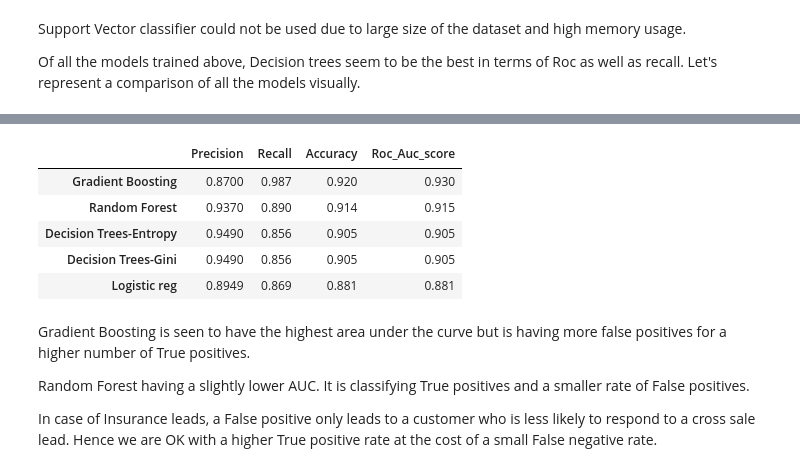
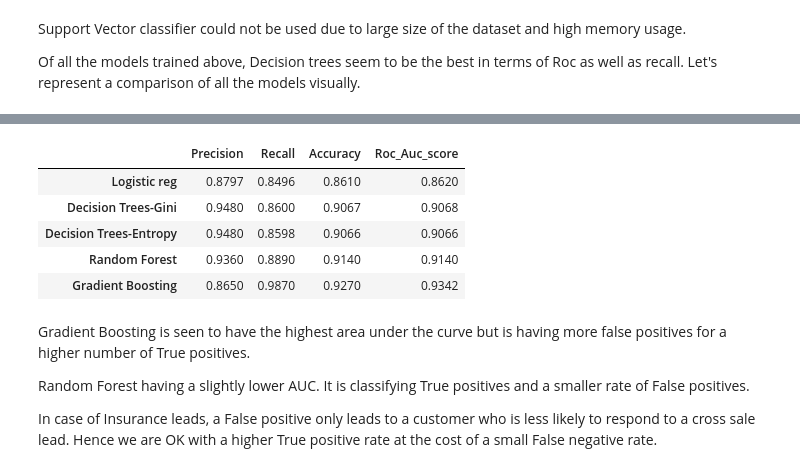
Before and after one commit to poojithabhat/Insurance-Cross-Sales-classification-Capstone, a Jupyter notebook: Modeling.ipynb, the cells around one changed output, grey strips where cells are left out. Drawn from its saved outputs; the diff is of its cells as text; code cells hidden in the pictures.

```diff
--- a/Modeling.ipynb
+++ b/Modeling.ipynb
@@ -514,12 +527,12 @@ plt.show()
 # %%
-pd.DataFrame(dict({'Precision':[0.87, 0.937,0.949,0.949, 0.8949 ], 'Recall': [0.987, 0.89, 0.856,0.856, 0.869  ], 'Accuracy' : [0.92, 0.914, 0.905, 0.905, 0.881], 'Roc_Auc_score' :[0.93, 0.915, 0.905, 0.905, 0.881 ]}), index = ['Gradient Boosting', 'Random Forest', 'Decision Trees-Entropy', 'Decision Trees-Gini', 'Logistic reg' ])
+pd.DataFrame(dict({'Precision':[0.8797, 0.948, 0.948, 0.936, 0.865 ], 'Recall': [ 0.8496, 0.86, 0.8598, 0.889, 0.987  ], 'Accuracy' : [0.861, 0.9067, 0.9066, 0.914, 0.927], 'Roc_Auc_score' :[0.862, 0.9068, 0.9066, 0.914, 0.9342 ]}), index = ['Logistic reg', 'Decision Trees-Gini', 'Decision Trees-Entropy', 'Random Forest', 'Gradient Boosting' ])
 # %% [output]
 |  | Precision | Recall | Accuracy | Roc_Auc_score |
-| Gradient Boosting | 0.8700 | 0.987 | 0.920 | 0.930 |
-| Random Forest | 0.9370 | 0.890 | 0.914 | 0.915 |
-| Decision Trees-Entropy | 0.9490 | 0.856 | 0.905 | 0.905 |
-| Decision Trees-Gini | 0.9490 | 0.856 | 0.905 | 0.905 |
-| Logistic reg | 0.8949 | 0.869 | 0.881 | 0.881 |
+| Logistic reg | 0.8797 | 0.8496 | 0.8610 | 0.8620 |
+| Decision Trees-Gini | 0.9480 | 0.8600 | 0.9067 | 0.9068 |
+| Decision Trees-Entropy | 0.9480 | 0.8598 | 0.9066 | 0.9066 |
+| Random Forest | 0.9360 | 0.8890 | 0.9140 | 0.9140 |
+| Gradient Boosting | 0.8650 | 0.9870 | 0.9270 | 0.9342 |
 # %% [markdown]
 Gradient Boosting is seen to have the highest area under the curve but is having more false positives for a higher number of True positives.
 
```
Also changed, not shown: parts of 29 cells of this notebook.
